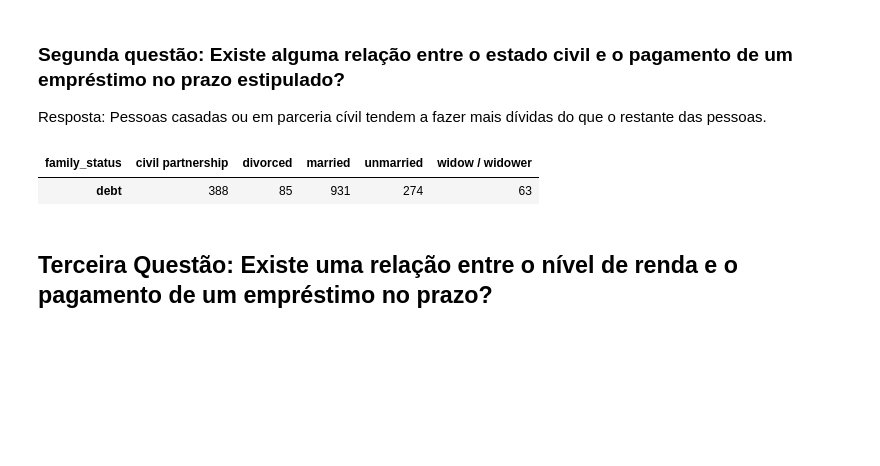
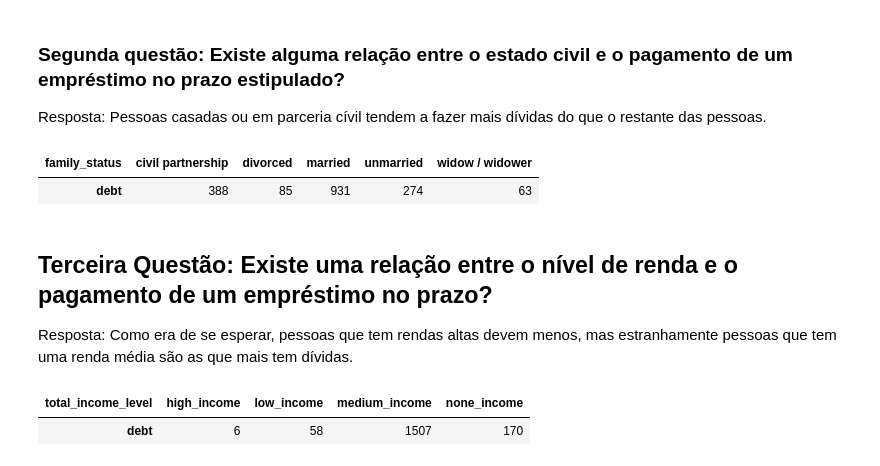
Before and after one commit to GRZ321/emprestimo_banco, a Jupyter notebook: projeto_banco.ipynb, the cells around one changed output. Cells and saved outputs as stored; diff of their text form; code cells hidden in the pictures; blank space fills up the shorter version.

```diff
--- a/projeto_banco.ipynb
+++ b/projeto_banco.ipynb
@@ -150,5 +101,20 @@ credit.pivot_table(values='debt', columns='family_status', aggfunc=sum)
 # %% [output]
 | family_status | civil partnership | divorced | married | unmarried | widow / widower |
 | debt | 388 | 85 | 931 | 274 | 63 |
+# %%
+credit_one = credit.copy()
 # %% [markdown]
 ## Terceira Questão: Existe uma relação entre o nível de renda e o pagamento de um empréstimo no prazo?
+
+Resposta: Como era de se esperar, pessoas que tem rendas altas devem menos, mas estranhamente pessoas que tem uma renda média são as que mais tem dívidas.
+# %%
+# Criei uma nova coluna definindo níveis de renda. Com isso, poderei fazer uma análise mais bem detalhada.
+credit_one['total_income_level'] = credit_one['total_income'].apply(lambda x: 'low_income' if x > 0 and x <= 10000 else
+                                                                              'medium_income' if x > 10000 and x <= 100000 else
+                                                                                'high_income' if x > 100000 and x <= 362496.645 else
+                                                                                'none_income')
+# %%
+credit_one.pivot_table(values='debt', columns='total_income_level', aggfunc=sum)
+# %% [output]
+| total_income_level | high_income | low_income | medium_income | none_income |
+| debt | 6 | 58 | 1507 | 170 |
```
Also changed, not shown: parts of 4 cells of this notebook.
